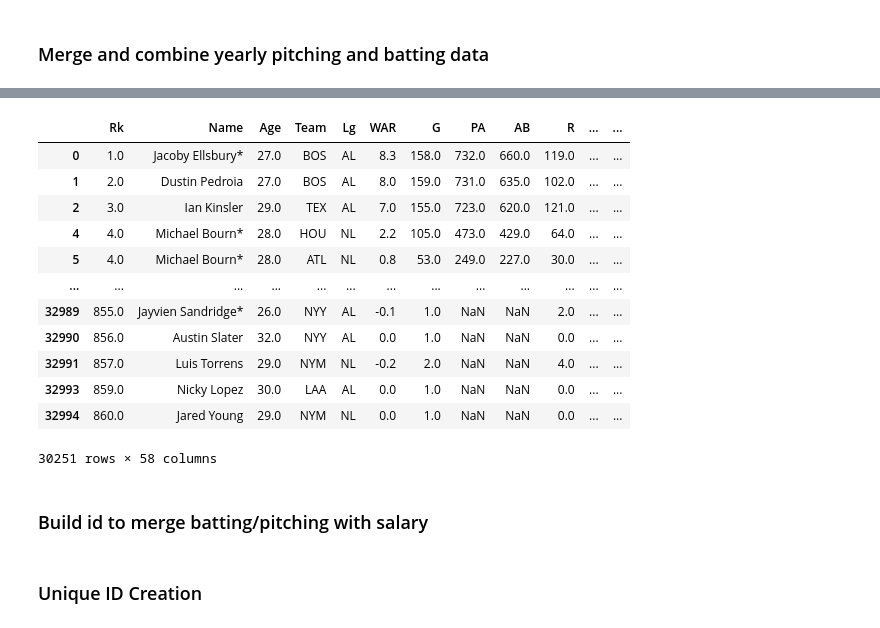
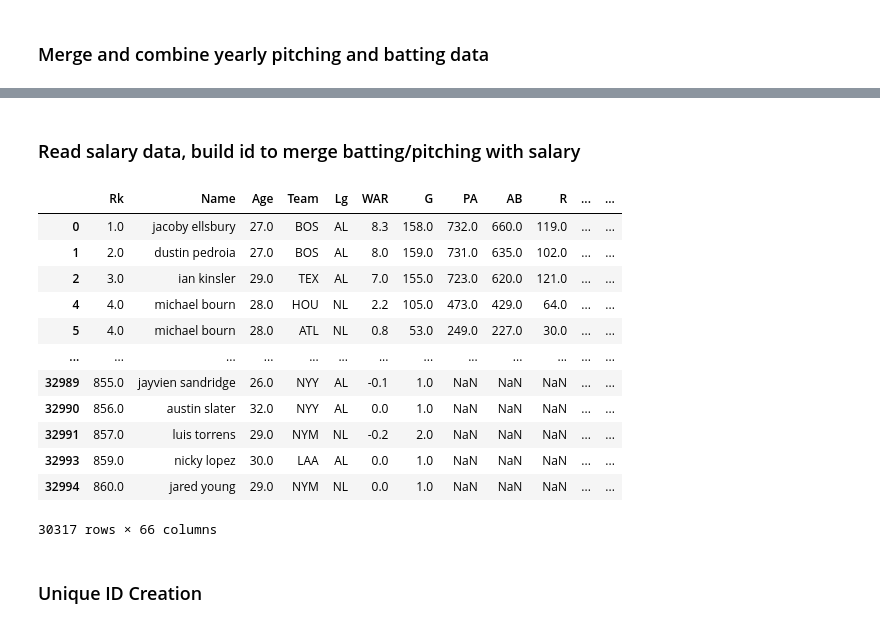
Before and after one commit to vartabje/predicting_team_outcomes_based_on_player_composition, a Jupyter notebook: data_merge.ipynb, the cells around one changed output, grey strips where cells are left out. Saved outputs shown, nothing was run; the diff lists cells and outputs as text; code cells hidden in the pictures.

```diff
--- a/data_merge.ipynb
+++ b/data_merge.ipynb
@@ -80,24 +65,5 @@ merged_batting_df
-# %%
-concatenated_df['Team'] = concatenated_df['Team'].map(p2s_mapping) # map team names to consistent format
-concatenated_df.dropna(subset=['Team'], inplace=True) # drop rows where team is NaN ( average stats and 2/3/4 team players)
-concatenated_df.to_csv('csv_files/merged_batting_pitching.csv', index=False)
-concatenated_df
-# %% [output]
-|  | Rk | Name | Age | Team | Lg | WAR | G | PA | AB | R | ... | ... |
-| 0 | 1.0 | Jacoby Ellsbury* | 27.0 | BOS | AL | 8.3 | 158.0 | 732.0 | 660.0 | 119.0 | ... | ... |
-| 1 | 2.0 | Dustin Pedroia | 27.0 | BOS | AL | 8.0 | 159.0 | 731.0 | 635.0 | 102.0 | ... | ... |
-| 2 | 3.0 | Ian Kinsler | 29.0 | TEX | AL | 7.0 | 155.0 | 723.0 | 620.0 | 121.0 | ... | ... |
-| 4 | 4.0 | Michael Bourn* | 28.0 | HOU | NL | 2.2 | 105.0 | 473.0 | 429.0 | 64.0 | ... | ... |
-| 5 | 4.0 | Michael Bourn* | 28.0 | ATL | NL | 0.8 | 53.0 | 249.0 | 227.0 | 30.0 | ... | ... |
-| ... | ... | ... | ... | ... | ... | ... | ... | ... | ... | ... | ... | ... |
-| 32989 | 855.0 | Jayvien Sandridge* | 26.0 | NYY | AL | -0.1 | 1.0 | NaN | NaN | 2.0 | ... | ... |
-| 32990 | 856.0 | Austin Slater | 32.0 | NYY | AL | 0.0 | 1.0 | NaN | NaN | 0.0 | ... | ... |
-| 32991 | 857.0 | Luis Torrens | 29.0 | NYM | NL | -0.2 | 2.0 | NaN | NaN | 4.0 | ... | ... |
-| 32993 | 859.0 | Nicky Lopez | 30.0 | LAA | AL | 0.0 | 1.0 | NaN | NaN | 0.0 | ... | ... |
-| 32994 | 860.0 | Jared Young | 29.0 | NYM | NL | 0.0 | 1.0 | NaN | NaN | 0.0 | ... | ... |
-30251 rows × 58 columns
 # %% [markdown]
-### Build id to merge batting/pitching with salary
+### Read salary data, build id to merge batting/pitching with salary
 # %%
 import unicodedata
 
@@ -143,3 +76,50 @@ player_data.to_csv('csv_files/merged_batting_pitching_with_id.csv', index=False)
+# %%
+player_data = concatenated_df
+def normalize_name(name):
+    # Normalize to NFKD and encode to ASCII, ignoring errors (removes accents)
+    name =  unicodedata.normalize('NFKD', name).encode('ASCII', 'ignore').decode('utf-8')
+    name = name.lower().replace('.', '').replace("'", '').strip()
+    name = name.rstrip("*#") # remove trailing * or # if present
+    return name
+
+salary_df['Name'] = salary_df['Player'].apply(normalize_name)
+player_data['Name'] = player_data['Name'].apply(normalize_name)
+
+
+# create alteration function to get 1st letter of first name and first 3 letters of last name
+def convert_name(row):
+    parts = row['Name'].split(' ')
+    max_idx = (min(1, len(parts[0])))  # Ensure at most 1 characters are taken
+    part1 = parts[0][:max_idx]  # First letter of the first name
+    part2 = ''
+    last_name_len = '0'
+    for part in parts[1:]:
+        if (len(part)>=3) or (part == parts[-1]): # check that part is either final part or at least 3 characters long
+            max_idx = min(4, len(part))  # Ensure at most 4 characters are taken
+            part2 = part[:max_idx]  # First three letters of the last name
+            last_name_len = str(len(part)) # Length of the last name part
+            break # only use the first valid last name part
+    team = row['Team']
+    year = row['Year']
+    return part1 + part2 + last_name_len + team.lower() + str(year)
+
+salary_df['id'] = salary_df.apply(convert_name, axis=1)
+player_data['id'] = player_data.apply(convert_name, axis=1)
+player_data
+# %% [output]
+|  | Rk | Name | Age | Team | Lg | WAR | G | PA | AB | R | ... | ... |
+| 0 | 1.0 | jacoby ellsbury | 27.0 | BOS | AL | 8.3 | 158.0 | 732.0 | 660.0 | 119.0 | ... | ... |
+| 1 | 2.0 | dustin pedroia | 27.0 | BOS | AL | 8.0 | 159.0 | 731.0 | 635.0 | 102.0 | ... | ... |
+| 2 | 3.0 | ian kinsler | 29.0 | TEX | AL | 7.0 | 155.0 | 723.0 | 620.0 | 121.0 | ... | ... |
+| 4 | 4.0 | michael bourn | 28.0 | HOU | NL | 2.2 | 105.0 | 473.0 | 429.0 | 64.0 | ... | ... |
+| 5 | 4.0 | michael bourn | 28.0 | ATL | NL | 0.8 | 53.0 | 249.0 | 227.0 | 30.0 | ... | ... |
+| ... | ... | ... | ... | ... | ... | ... | ... | ... | ... | ... | ... | ... |
+| 32989 | 855.0 | jayvien sandridge | 26.0 | NYY | AL | -0.1 | 1.0 | NaN | NaN | NaN | ... | ... |
+| 32990 | 856.0 | austin slater | 32.0 | NYY | AL | 0.0 | 1.0 | NaN | NaN | NaN | ... | ... |
+| 32991 | 857.0 | luis torrens | 29.0 | NYM | NL | -0.2 | 2.0 | NaN | NaN | NaN | ... | ... |
+| 32993 | 859.0 | nicky lopez | 30.0 | LAA | AL | 0.0 | 1.0 | NaN | NaN | NaN | ... | ... |
+| 32994 | 860.0 | jared young | 29.0 | NYM | NL | 0.0 | 1.0 | NaN | NaN | NaN | ... | ... |
+30317 rows × 66 columns
 # %% [markdown]
 ### Unique ID Creation
 # %% [markdown]
```
Also changed, not shown: parts of 17 cells of this notebook, 10 other files.
